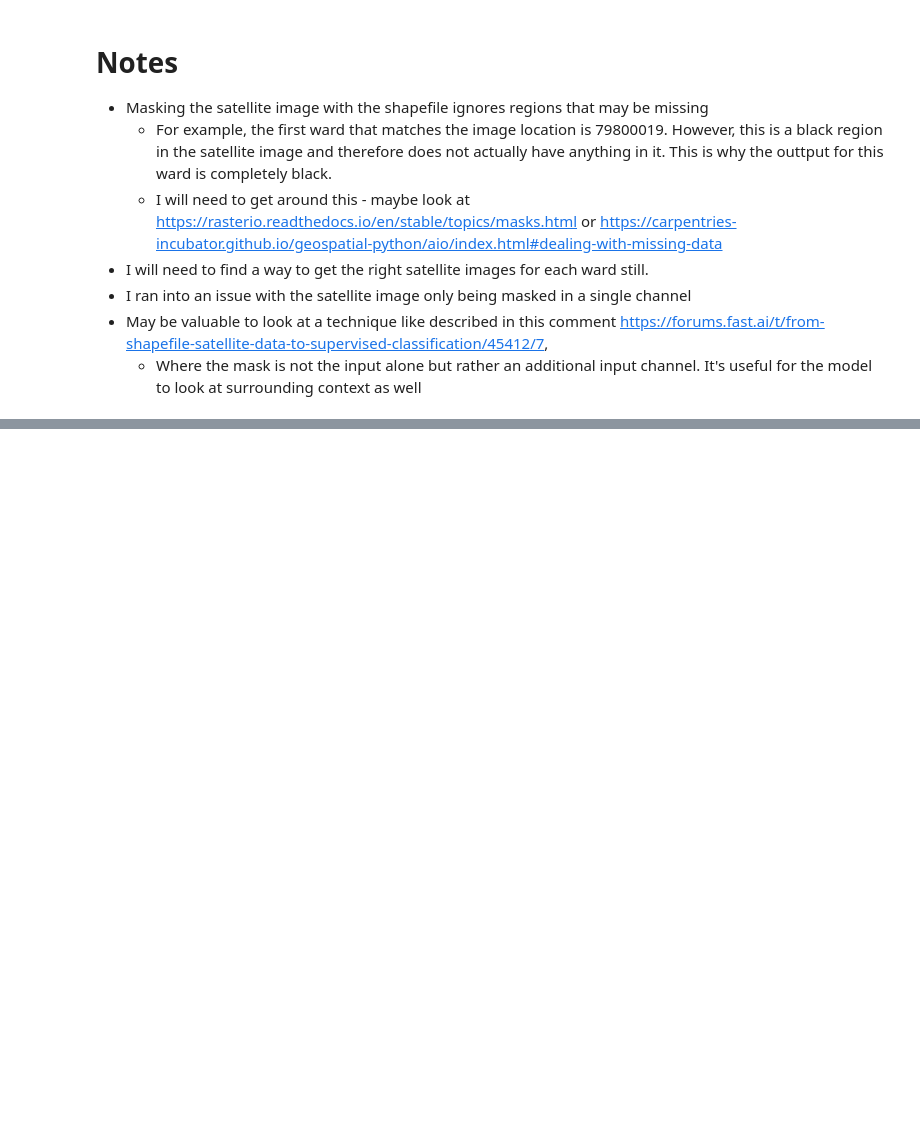
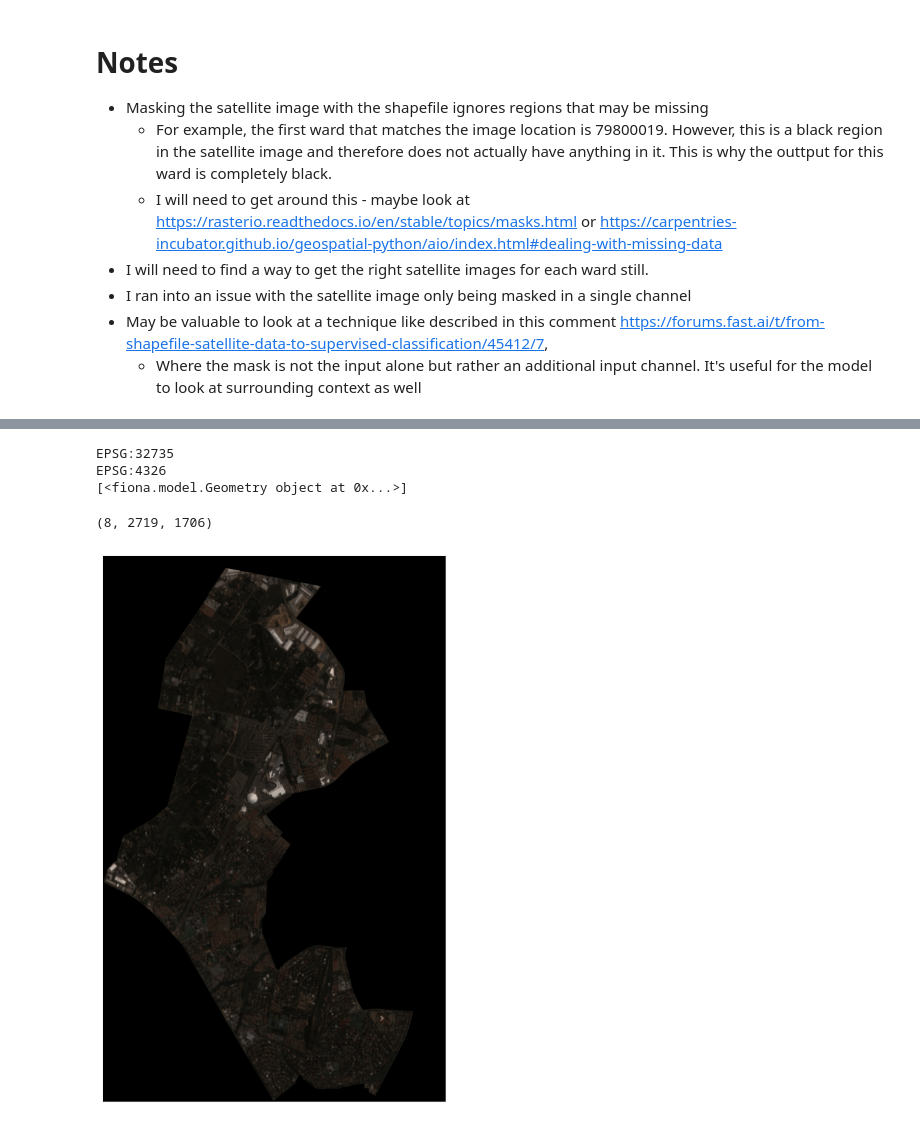
Before and after one commit to Emily-RoseSteyn/measuring-quality-of-life-gauteng, a Jupyter notebook: notebooks/chunk-satellite data.ipynb, the cells around one changed output, grey strips where cells are left out. Cells and saved outputs as stored; diff of their text form; code cells hidden in the pictures; blank space fills up the shorter version.

Commit message:
Test with fiona and still getting same results

```diff
--- a/notebooks/chunk-satellite data.ipynb
+++ b/notebooks/chunk-satellite data.ipynb
@@ -131,2 +133,38 @@ with rasterio.open(f"{output_dir}/79800134.tif") as src:
 [figure]
 [figure]
+# %%
+from fiona.transform import transform_geom
+import fiona
+import rasterio
+import rasterio.mask
+import earthpy.spatial as es
+
+image_file = '../data/images/20230318_075512_29_249d_3B_AnalyticMS_SR_8b.tif'
+raster_crs = es.crs_check(image_file)
+print(raster_crs)
+with fiona.open("../data/shapefiles/za-wards-2020/SA_Wards2020.shp", "r") as shapefile:
+    print(shapefile.crs)
+    filtered = filter(lambda f: f['properties']['WardID'] in ['79800134'], shapefile)
+    shapes = []
+    for feature in filtered:
+        transformed_feature = transform_geom(shapefile.crs, raster_crs, feature['geometry'])
+        shapes += [transformed_feature]
+    print(shapes)
+# %% [output]
+EPSG:32735
+EPSG:4326
+[<fiona.model.Geometry object at 0x...>]
+# %%
+with rasterio.open("../data/images/20230318_075512_29_249d_3B_AnalyticMS_SR_8b.tif") as src:
+    out_image, out_transform = rasterio.mask.mask(src, shapes, crop=True)
+    out_meta = src.meta
+# %%
+print(out_image.shape)
+ep.plot_rgb(
+    out_image,
+    rgb=(4,3,2)
+)
+plt.show()
+# %% [output]
+(8, 2719, 1706)
+[figure, added]
```
Also changed, not shown: parts of 4 cells of this notebook.
